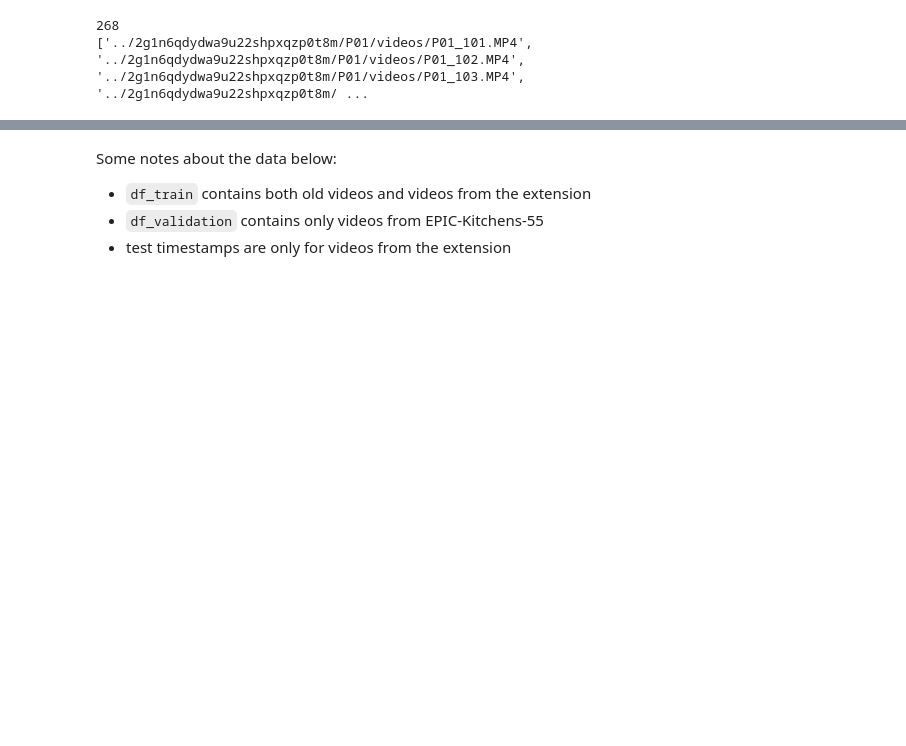
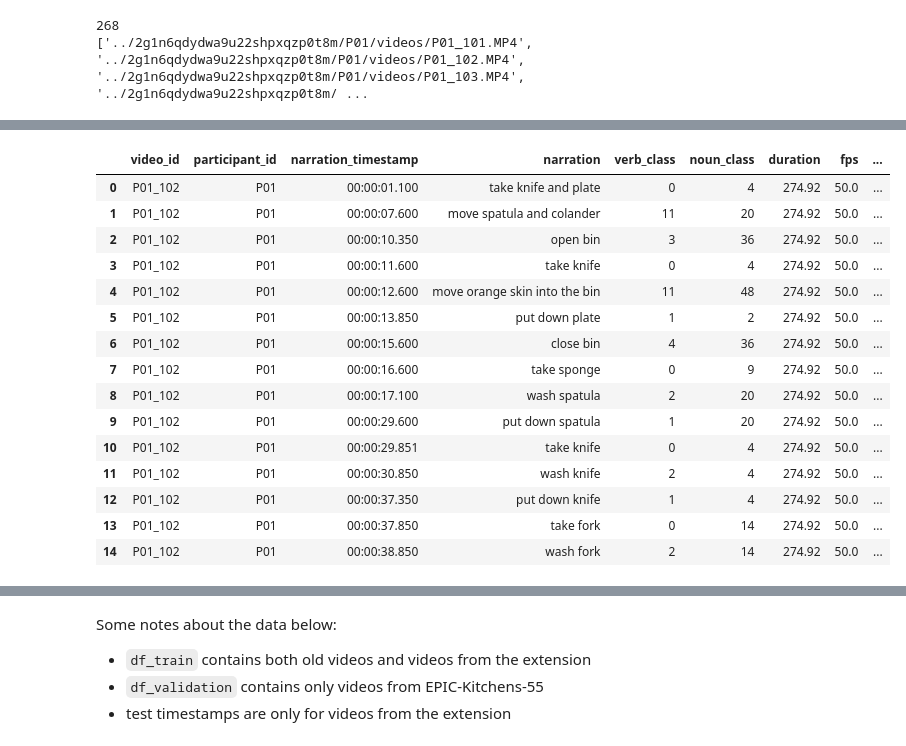
Before and after one commit to BarunKGP/HAAR, a Jupyter notebook: src/scratch/feature_extraction.ipynb, the cells around one changed output, grey strips where cells are left out. Drawn from its saved outputs; the diff is of its cells as text; code cells hidden in the pictures; blank space fills up the shorter version.

Commit message:
refactoring and added video_info.csv

```diff
--- a/src/scratch/feature_extraction.ipynb
+++ b/src/scratch/feature_extraction.ipynb
@@ -35,0 +65,2 @@ print(video_paths[:10])
+# %%
+df_feats = df[['video_id', 'participant_id', 'narration_timestamp', 'narration', 'verb_class', 'noun_class']]
@@ -35,0 +81,2 @@ print(video_paths[:10])
+# %%
+new_df = pd.merge(df_feats, video_df, how='left', on='video_id')
@@ -35,0 +116,8 @@ print(video_paths[:10])
+# %%
+from utils import get_sec
+
+new_df['start_frame'] = new_df.apply(lambda row:
+                                     int(get_sec(row['narration_timestamp']) * row['fps']) + 1,
+                                     axis=1)
+# %%
+new_df['end_frame'] = new_df.groupby('video_id')['start_frame'].shift(-1, fill_value=0)
@@ -35,0 +145,19 @@ print(video_paths[:10])
+# %%
+new_df.head(15)
+# %% [output]
+|  | video_id | participant_id | narration_timestamp | narration | verb_class | noun_class | duration | fps | ... |
+| 0 | P01_102 | P01 | 00:00:01.100 | take knife and plate | 0 | 4 | 274.92 | 50.0 | ... |
+| 1 | P01_102 | P01 | 00:00:07.600 | move spatula and colander | 11 | 20 | 274.92 | 50.0 | ... |
+| 2 | P01_102 | P01 | 00:00:10.350 | open bin | 3 | 36 | 274.92 | 50.0 | ... |
+| 3 | P01_102 | P01 | 00:00:11.600 | take knife | 0 | 4 | 274.92 | 50.0 | ... |
+| 4 | P01_102 | P01 | 00:00:12.600 | move orange skin into the bin | 11 | 48 | 274.92 | 50.0 | ... |
+| 5 | P01_102 | P01 | 00:00:13.850 | put down plate | 1 | 2 | 274.92 | 50.0 | ... |
+| 6 | P01_102 | P01 | 00:00:15.600 | close bin | 4 | 36 | 274.92 | 50.0 | ... |
+| 7 | P01_102 | P01 | 00:00:16.600 | take sponge | 0 | 9 | 274.92 | 50.0 | ... |
+| 8 | P01_102 | P01 | 00:00:17.100 | wash spatula | 2 | 20 | 274.92 | 50.0 | ... |
+| 9 | P01_102 | P01 | 00:00:29.600 | put down spatula | 1 | 20 | 274.92 | 50.0 | ... |
+| 10 | P01_102 | P01 | 00:00:29.851 | take knife | 0 | 4 | 274.92 | 50.0 | ... |
+| 11 | P01_102 | P01 | 00:00:30.850 | wash knife | 2 | 4 | 274.92 | 50.0 | ... |
+| 12 | P01_102 | P01 | 00:00:37.350 | put down knife | 1 | 4 | 274.92 | 50.0 | ... |
+| 13 | P01_102 | P01 | 00:00:37.850 | take fork | 0 | 14 | 274.92 | 50.0 | ... |
+| 14 | P01_102 | P01 | 00:00:38.850 | wash fork | 2 | 14 | 274.92 | 50.0 | ... |
```
Also changed, not shown: parts of 19 cells of this notebook, 3 other files.
